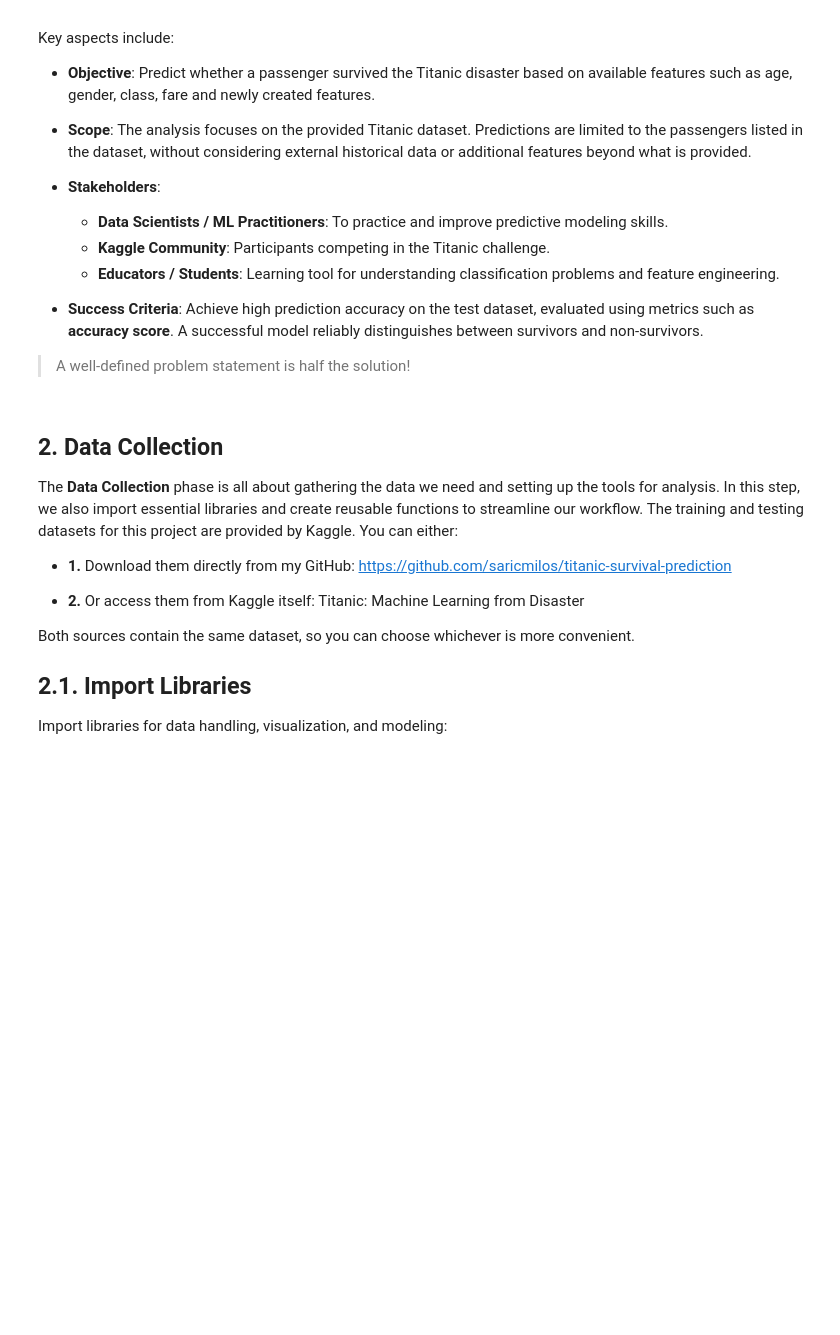
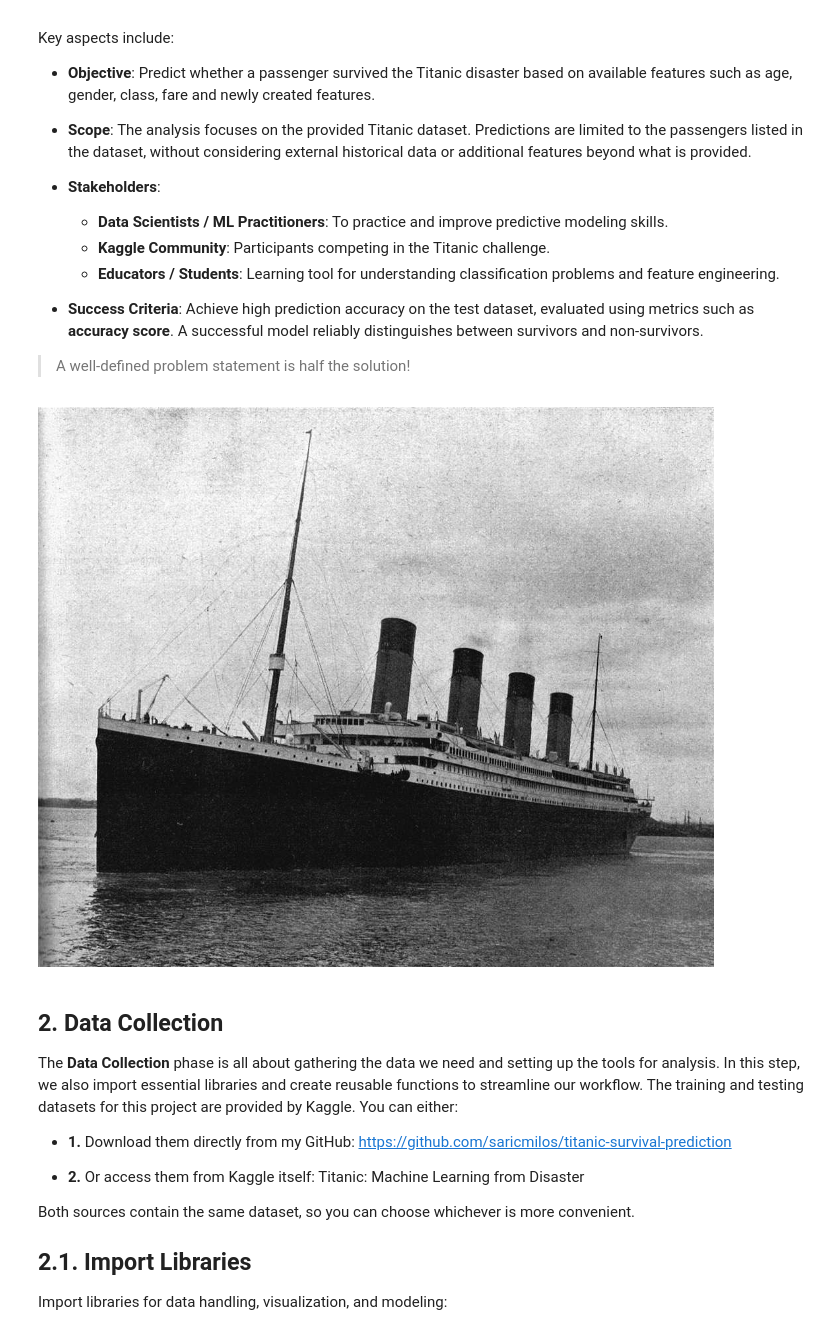
Before and after one commit to saricmilos/titanic-survival-prediction, a Jupyter notebook: Titanic_clean.ipynb, the cells around one changed output. Saved outputs shown, nothing was run; the diff lists cells and outputs as text; code cells hidden in the pictures; blank space fills up the shorter version.

```diff
--- a/Titanic_clean.ipynb
+++ b/Titanic_clean.ipynb
@@ -46,7 +46,9 @@ Key aspects include:
 # %%
 from IPython.display import Image
 
-Image(filename=r"C:\Users\Milos\Desktop\ESCAPE 9-5\PYTHON\GitHub Kaggle Projects\1. Titanic Survival Predictor\Images\titanic.jpg")
+Image(filename=r"C:\Users\Milos\Desktop\ESCAPE_9-5\PYTHON\GitHub_Kaggle_Projects\titanic-survival-prediction\Images\titanic.jpg")
+# %% [output]
+[figure, added]
 # %% [markdown]
 ## **2. Data Collection**
 
```
Also changed, not shown: parts of 1 cell of this notebook, 1 other file.
